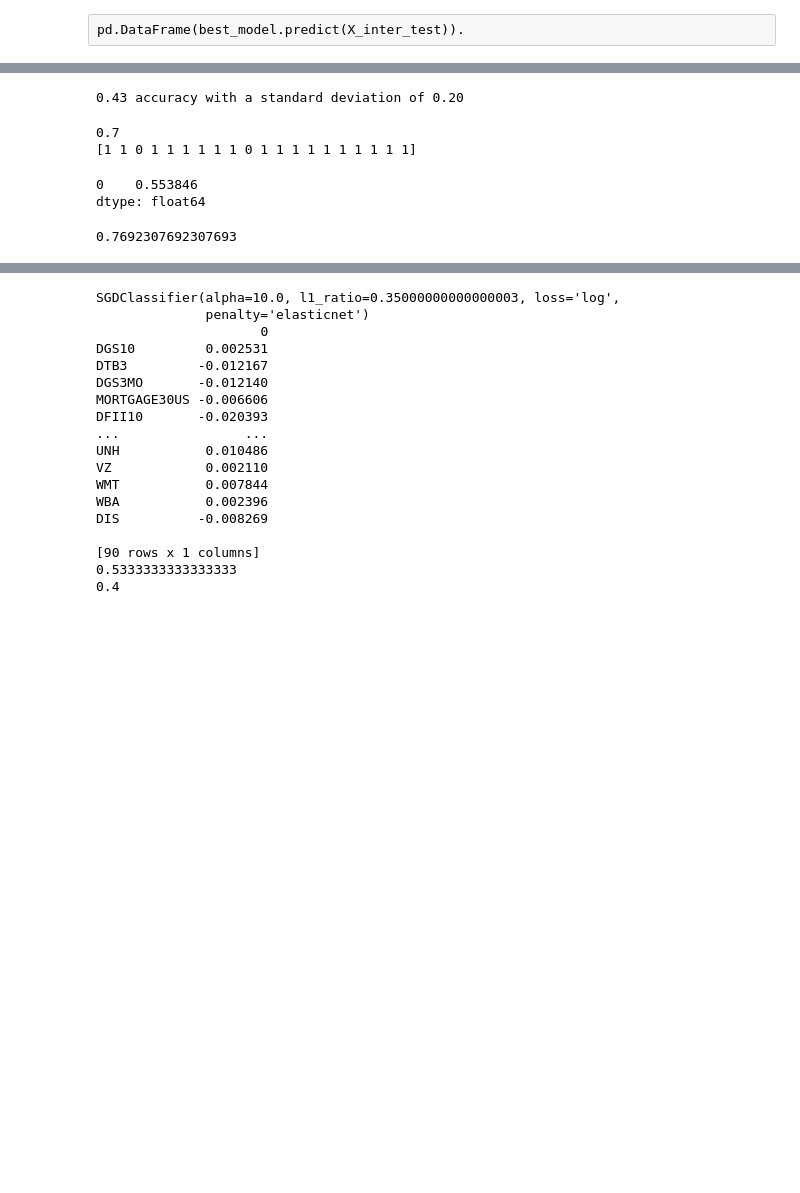
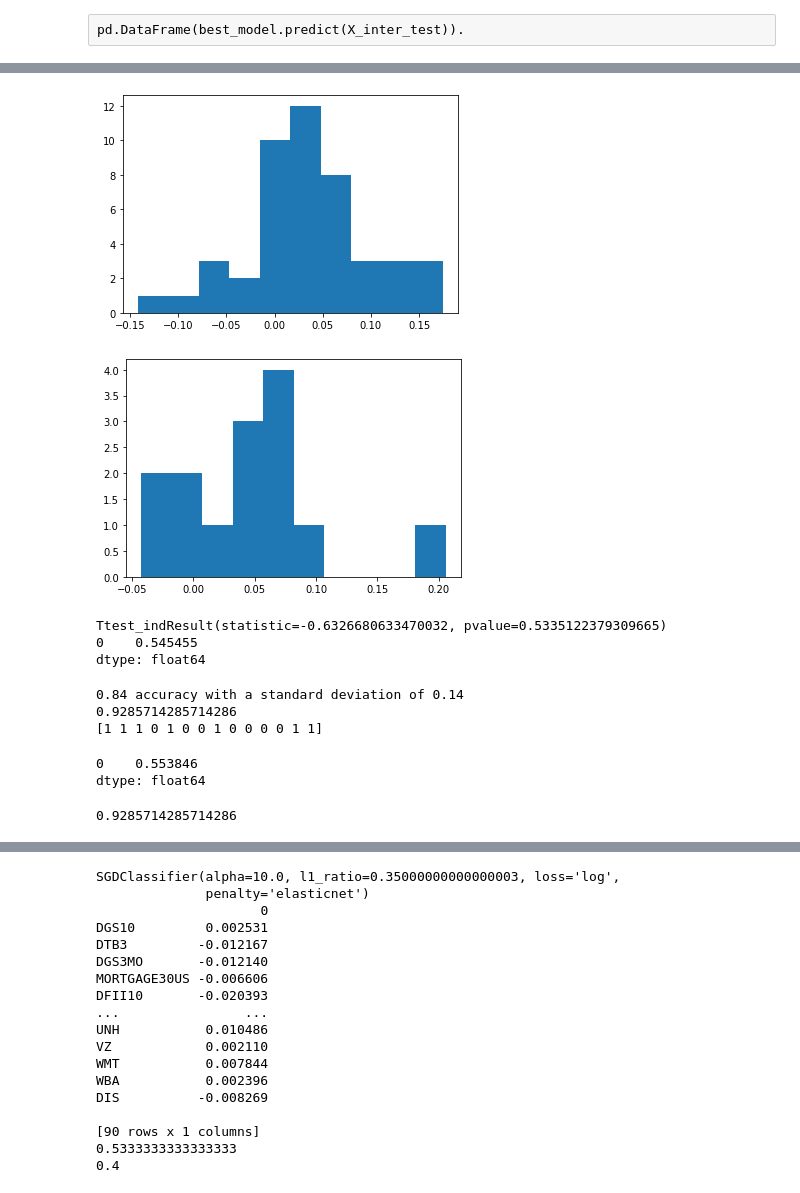
Before and after one commit to webclinic017/Python-Stock-1, a Jupyter notebook: FRED_analysis.ipynb, the cells around one changed output, grey strips where cells are left out. Cells and saved outputs as stored; diff of their text form; code cells hidden in the pictures; blank space fills up the shorter version.

Commit message:
Update FRED_analysis.ipynb
100% accuracy using different transforms on various classification models

```diff
--- a/FRED_analysis.ipynb
+++ b/FRED_analysis.ipynb
@@ -480,4 +486,4 @@ Lagged_Set_offset.columns = out.result.columns
 # %%
 temp = pd.DataFrame()
-temp = pd.concat([out.result.iloc[:,0].pct_change().shift(-1),Lagged_Set_offset.iloc[:,1:].pct_change()],axis=1).copy()
+temp = pd.concat([out.result.iloc[:,0].pct_change().shift(1),Lagged_Set_offset.iloc[:,1:].pct_change()],axis=1).copy()
 temp
@@ -686,13 +678,8 @@ pd.DataFrame(best_model.predict(X_inter_test)).
 # %%
-#SVM
-
-#works best
-#class balanced, no zca
-
+#classificaiton transforms
 import numpy as np
 from sklearn.model_selection import train_test_split
 from sklearn import datasets
-from sklearn import svm
 from sklearn import preprocessing
 from sklearn.model_selection import cross_val_score
 interaction = PolynomialFeatures(degree=2, include_bias=False, interaction_only=True)
@@ -700,16 +687,11 @@ from sklearn.model_selection import StratifiedShuffleSplit
 import random
 from imblearn.over_sampling import SMOTE
 from imblearn.over_sampling import SVMSMOTE
-
-#pd.DataFrame(Lagged_Set.iloc[:,0].shift(-1)).hist()
-#Lagged_Differenced_Set = (all_data - all_data.shift(-1)).dropna()
-#Lagged_Differenced_Set_f = pd.concat([Lagged_Differenced_Set.iloc[:,0].shift(-1),Lagged_Differenced_Set.iloc[:,1:]],axis=1)
+from scipy import stats
 
 set_ = pd.DataFrame()
-set_ = Lagged_Differenced_Set_offset.copy()
-#set_ = transformed.copy()
-
-from scipy import stats
+#set_ = Lagged_Differenced_Set_offset.copy()
+set_ = transformed.copy()
 
 a = set_.iloc[:,0].loc[X_train.index]
 b = set_.iloc[:,0].loc[X_test.index]
@@ -729,70 +711,68 @@ y.index = set_.index
 train_size = .7
 test_size = 1-train_size
 
-#test_I = random.sample(list(X.index), int(np.round(test_size*len(X))))
-#train_I set(test_I) ! set()
-
-X_train, X_test, y_train, y_test = train_test_split(X, y, test_size=0.3, shuffle=True)
+X_train, X_test, y_train, y_test = train_test_split(X, y, test_size=0.3, shuffle=False)
 
 one = y_train[y_train==0].dropna().sample(int(len(X_train)*2), replace=True, random_state=1)
 two = y_train[y_train==1].dropna().sample(int(len(X_train)*2), replace=True, random_state=1)
 
 train_index = np.append(one.index,two.index)
 
-
 #destroyed my data
-sm = SVMSMOTE(random_state=42)
+smote = SVMSMOTE(random_state=42)
     #smote = SMOTE()
-Xsm_train, ysm_train = sm.fit_sample(np.array(X_train),np.array(y_train))
+Xsm_train, ysm_train = smote.fit_sample(np.array(X_train),np.array(y_train))
 
 Xsm_train = X_train.copy()
 ysm_train = y_train.copy()
-
-#df.sample(frac=0.5, replace=True, random_state=1)
-#class balance
-#train_index = []
-#train_index = np.append(one.index,two.index)
-
-#train_index = X_train.index
-
-#sm_train = sm_train[train_index]
+y_test = y_test.loc[y_test.index>y_test.index[maxl]]
+X_test = X_test.loc[X_test.index>X_test.index[maxl]]
 
 scaler = preprocessing.StandardScaler().fit(Xsm_train)
 
 X_train_transformed = pd.DataFrame(scaler.transform(Xsm_train))
 X_train_transformed.columns = X_train.columns
-#X_train_transformed.index =
 
 X_inter_train = X_train_transformed.copy()
 
 #X_inter_train = pd.DataFrame(interaction.fit_transform(X_train_transformed), columns=interaction.get_feature_names(input_features=pd.DataFrame(X_train_transformed).columns))
 
 trf = zca.ZCA().fit(X_inter_train)
 
 #X_inter_train = pd.DataFrame(trf.transform(X_inter_train))
 X_inter_train.columns=pd.DataFrame(X_inter_train).columns
 #X_inter_train.index = X_train.loc[train_index].index
 
-clf = svm.SVC(kernel='rbf', C=1, random_state=42)
-
-scores = cross_val_score(clf, X_inter_train, ysm_train, cv=10)
-
-print("%0.2f accuracy with a standard deviation of %0.2f" % (scores.mean(), scores.std()))
-
-clf = svm.SVC(C=1).fit(X_inter_train, ysm_train)
-
 X_test_transformed = pd.DataFrame(scaler.transform(X_test))
 X_test_transformed.columns = X_test.columns
 X_test_transformed.index = X_test.index
 
 X_inter_test = X_test_transformed
 
 #X_inter_test = pd.DataFrame(interaction.fit_transform(X_test_transformed), columns=interaction.get_feature_names(input_features=pd.DataFrame(X_test_transformed).columns))
 
 #X_inter_test = pd.DataFrame(trf.transform(X_inter_test))
 # %% [output]
+[figure, added]
+[figure, added]
-0.43 accuracy with a standard deviation of 0.20
+Ttest_indResult(statistic=-0.6326680633470032, pvalue=0.5335122379309665)
+0    0.545455
+dtype: float64
 # %%
+#SVM
+
+#works best
+#class balanced, no zca
+from sklearn import svm
+
+clf = svm.SVC(kernel='rbf', C=1, random_state=42)
+
+scores = cross_val_score(clf, X_inter_train, ysm_train, cv=10)
+
+print("%0.2f accuracy with a standard deviation of %0.2f" % (scores.mean(), scores.std()))
+
+clf = svm.SVC(C=1).fit(X_inter_train, ysm_train)
+
 predicteds = clf.predict(X_inter_test)
 #predicted.index = y_test.index
 
@@ -801,8 +781,9 @@ print(clf.score(X_inter_test, y_test))
 #clf.predict(X_test)
 print(predicteds)
 # %% [output]
-0.7
-[1 1 0 1 1 1 1 1 1 0 1 1 1 1 1 1 1 1 1 1]
+0.84 accuracy with a standard deviation of 0.14
+0.9285714285714286
+[1 1 1 0 1 0 0 1 0 0 0 0 1 1]
 # %%
 # %% [output]
 0    0.553846
@@ -819,4 +800,4 @@ pipe.score(X_test, y_test)
 #print("Best parameter (CV score=%0.3f):" % search.best_score_)
 #print(search.best_params_)
 # %% [output]
-0.7692307692307693
+0.9285714285714286
```
Also changed, not shown: parts of 15 cells of this notebook.
